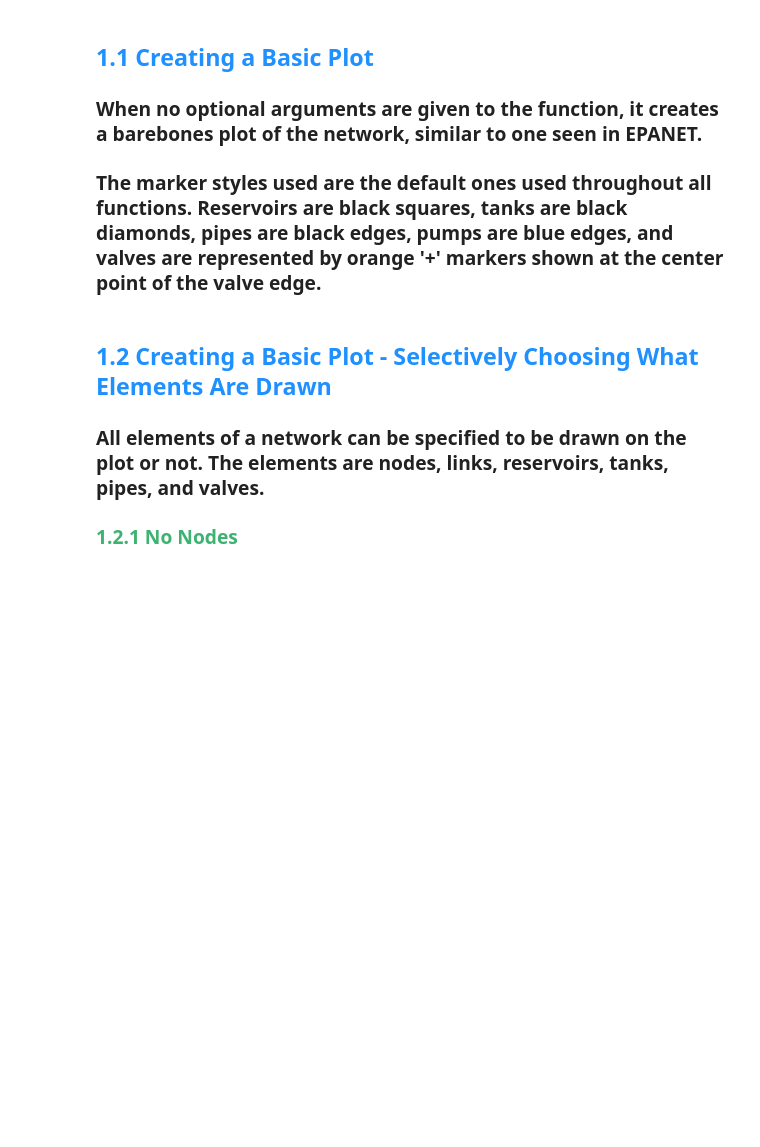
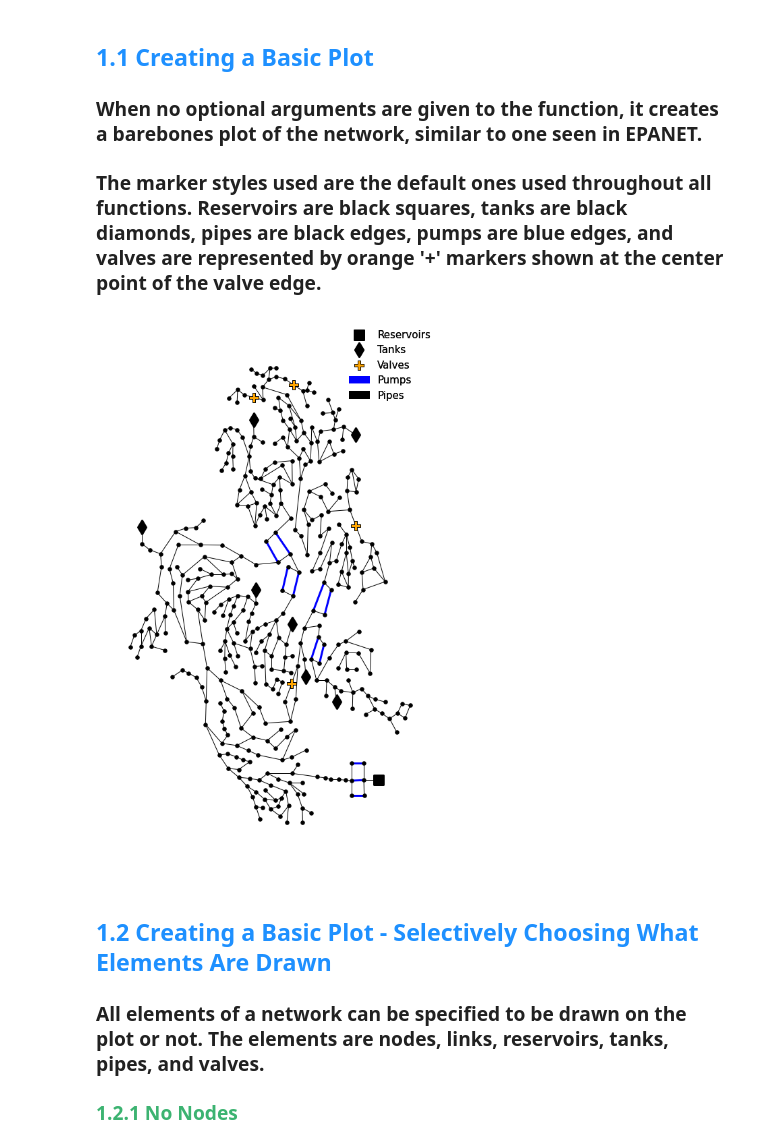
Before and after one commit to tylertrimble/viswaternet, a Jupyter notebook: Demo Folder/1. Basic Plotting.ipynb, the cells around one changed output. Drawn from its saved outputs; the diff is of its cells as text; code cells hidden in the pictures; blank space fills up the shorter version.

Commit message:
Remove border from legend. Improve code
Changed all '== None' or '!= None' to 'is' or 'is not'.

```diff
--- a/Demo Folder/1. Basic Plotting.ipynb
+++ b/Demo Folder/1. Basic Plotting.ipynb
@@ -13,8 +20,8 @@ model = wdn.initialize_model('Networks\CTown.inp')
 
 #Define the file path for images. By default, this is the location where the python file is located.
 #Because of how Jupyter Notebook works, a relative path from the notebook can not be obtained.
-
-model['image_path'] = #Input path like r'D:\Class Projects\wdn-viz\Demo Folder\Images'
+cwd = os.getcwd()
+model['image_path'] = cwd + '\Images'
 # %% [markdown]
 ## <span style="color:dodgerblue"> 1.1 Creating a Basic Plot </span>
 ### When no optional arguments are given to the function, it creates a barebones plot of the network, similar to one seen in EPANET.
@@ -23,9 +30,11 @@ model['image_path'] = #Input path like r'D:\Class Projects\wdn-viz\Demo Folder\I
 # %%
 # Defines a matplotlib figure and axis. The user can customize the size of the plot in this way.
 fig, ax = plt.subplots(figsize = (9,15))
-
+plt.box(False)
 # Creates plot of network with basic elements.
 wdn.plot_basic_elements(model,ax)
+# %% [output]
+[figure, added]
 # %% [markdown]
 ## <span style="color:dodgerblue"> 1.2 Creating a Basic Plot - Selectively Choosing What Elements Are Drawn
 
```
Also changed, not shown: parts of 4 cells of this notebook, 7 other files.
